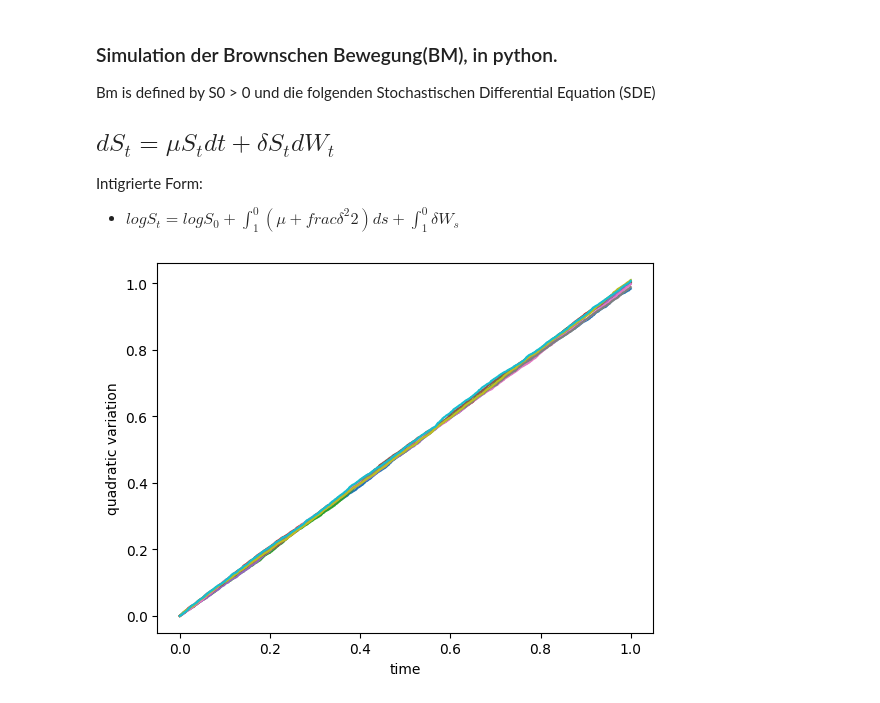
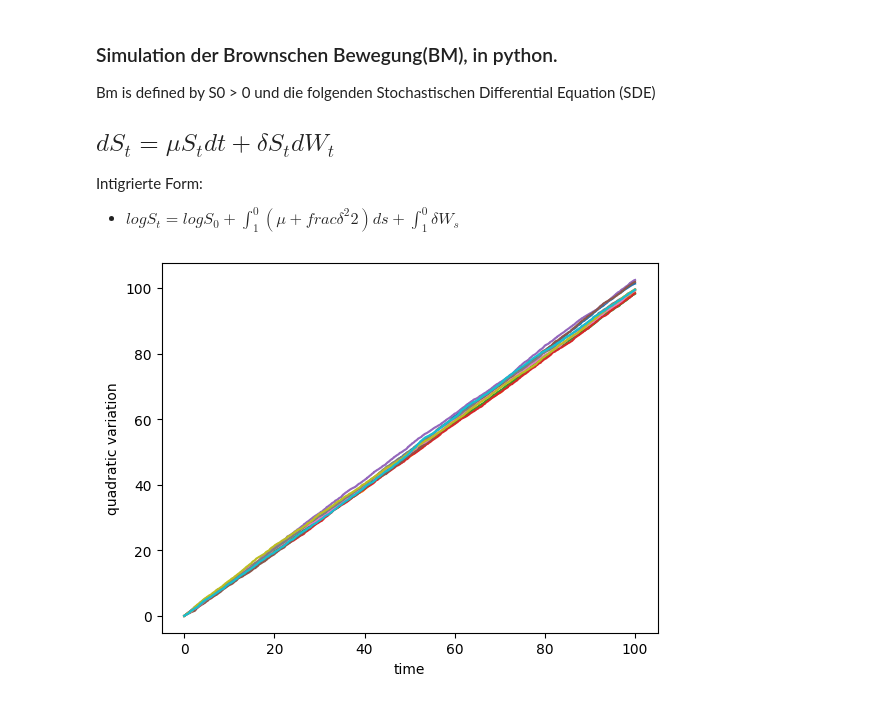
Before and after one commit to Jxst-Dxni/12-3, a Jupyter notebook: Seminarkurs/BrownscheMol.ipynb, the cells around one changed output. Drawn from its saved outputs; the diff is of its cells as text; code cells hidden in the pictures.

```diff
--- a/Seminarkurs/BrownscheMol.ipynb
+++ b/Seminarkurs/BrownscheMol.ipynb
@@ -10,32 +10,32 @@ Intigrierte Form:
 # %%
 import numpy as np
 import matplotlib.pyplot as plt
 
 def quadratic_variation(B):
     # Sicherstellen, dass beim Prepend die richtige Form verwendet wird
     if B.ndim == 1:
         prepend = np.array([0.])
     else:
         prepend = np.zeros((1, B.shape[1]))
     diffs = np.diff(B, axis=0, prepend=prepend)
     return np.cumsum(np.power(diffs, 2), axis=0)
 
 
 def main():
     n = 10000
     d = 10
-    T = 1.0
+    T = 100.0
     times = np.linspace(0, T, n)
     dt = times[1] - times[0]
     dB = np.sqrt(dt) * np.random.normal(size=(n-1, d))
     B0 = np.zeros(shape=(1, d))
     B = np.concatenate([B0, np.cumsum(dB, axis=0)], axis=0)
     plt.plot(times, quadratic_variation(B))
     plt.xlabel('time')
     plt.ylabel('quadratic variation')
     plt.show()
 
 if __name__ == "__main__":
     main()
 # %% [output]
-[figure, old version]
+[figure, new version]
```
